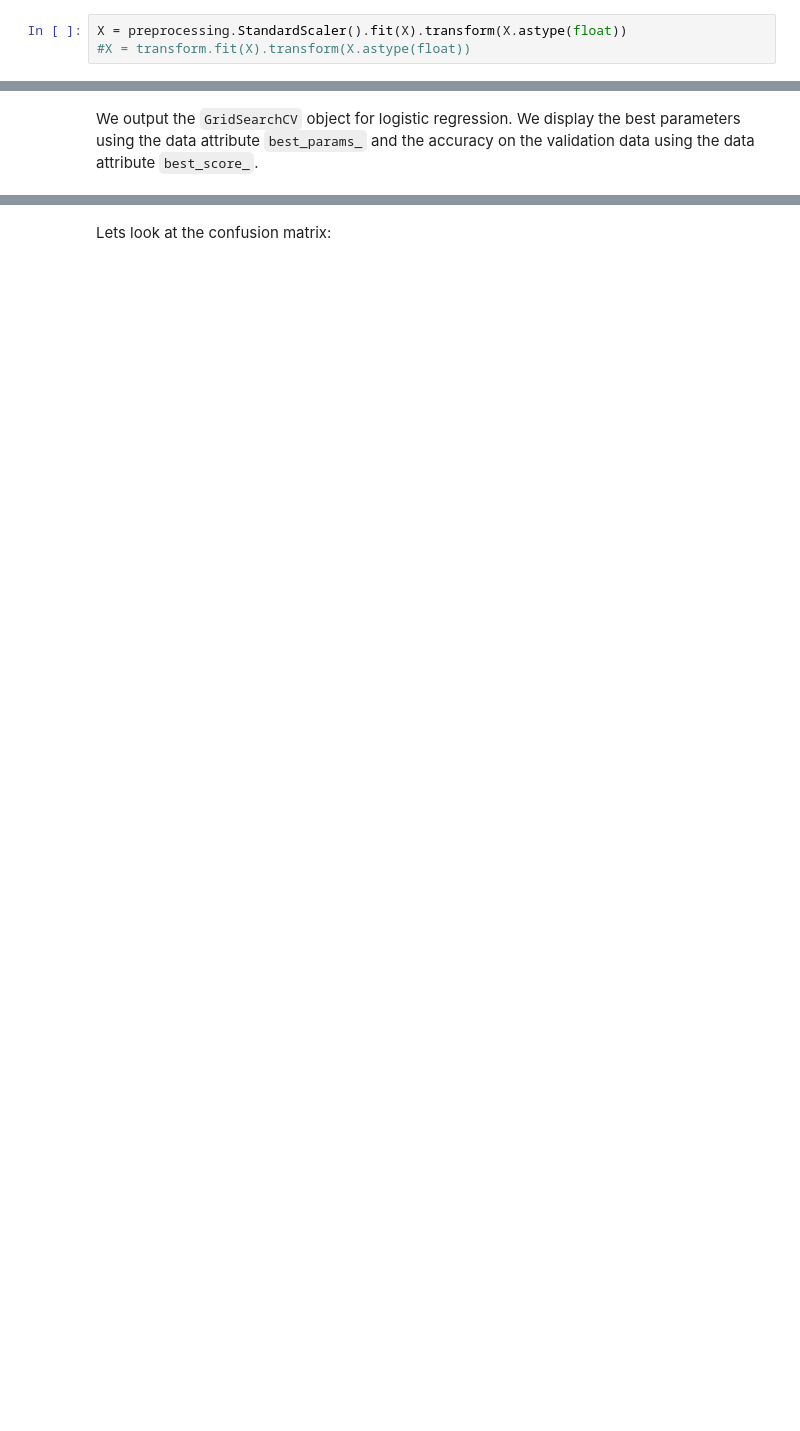
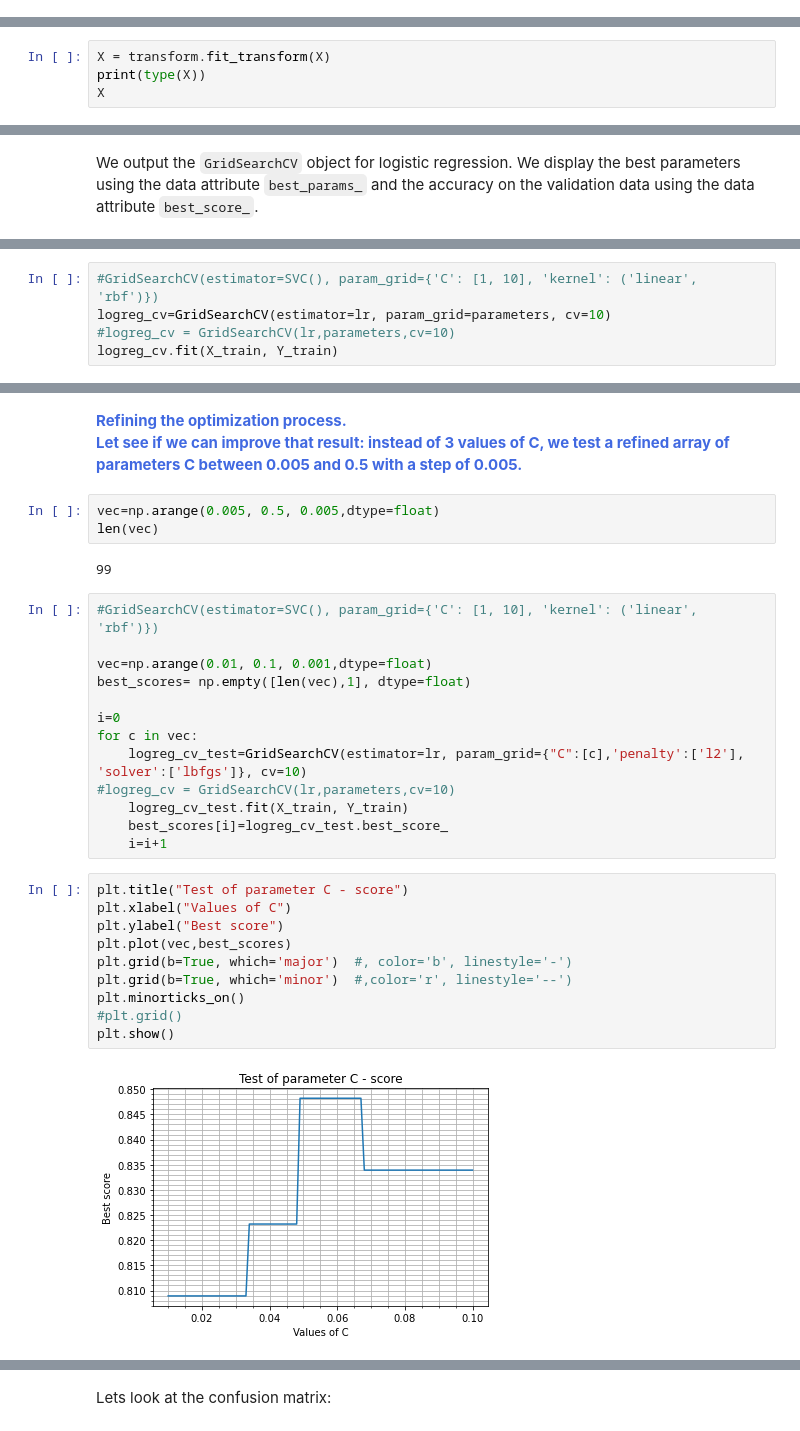
Before and after one commit to tomanmiruh/ibm_finalproject, a Jupyter notebook: Machine Learning Prediction.ipynb, the cells around one changed output, grey strips where cells are left out. Saved outputs shown, nothing was run; the diff lists cells and outputs as text; blank space fills up the shorter version.

```diff
--- a/Machine Learning Prediction.ipynb
+++ b/Machine Learning Prediction.ipynb
@@ -133,6 +205,3 @@ Standardize the data in <code>X</code> then reassign it to the variable  <code>X
 # %%
 # students get this
 transform = preprocessing.StandardScaler()
-# %%
-X = preprocessing.StandardScaler().fit(X).transform(X.astype(float))
-#X = transform.fit(X).transform(X.astype(float))
@@ -158,0 +208,4 @@ array([[-1.71291154e+00, -1.94814463e-16, -6.53912840e-01,
+# %%
+X = transform.fit_transform(X)
+print(type(X))
+X
@@ -194,0 +279,5 @@ We output the <code>GridSearchCV</code> object for logistic regression. We displ
+# %%
+#GridSearchCV(estimator=SVC(), param_grid={'C': [1, 10], 'kernel': ('linear', 'rbf')})
+logreg_cv=GridSearchCV(estimator=lr, param_grid=parameters, cv=10)
+#logreg_cv = GridSearchCV(lr,parameters,cv=10)
+logreg_cv.fit(X_train, Y_train)
@@ -200,0 +294,33 @@ accuracy : 0.8464285714285713
+# %% [markdown]
+<span style="color:#4169E1"> <b>   Refining the optimization process. </b></span>  <br>
+<span style="color:#4169E1"> <b>   Let see if we can improve that result:  instead of 3 values of C, we test a refined array of parameters C between 0.005 and 0.5 with a step of 0.005. <b>  </span>
+# %%
+vec=np.arange(0.005, 0.5, 0.005,dtype=float)
+len(vec)
+# %% [output]
+99
+# %%
+#GridSearchCV(estimator=SVC(), param_grid={'C': [1, 10], 'kernel': ('linear', 'rbf')})
+
+vec=np.arange(0.01, 0.1, 0.001,dtype=float)
+best_scores= np.empty([len(vec),1], dtype=float)
+
+i=0
+for c in vec:
+    logreg_cv_test=GridSearchCV(estimator=lr, param_grid={"C":[c],'penalty':['l2'], 'solver':['lbfgs']}, cv=10)
+#logreg_cv = GridSearchCV(lr,parameters,cv=10)
+    logreg_cv_test.fit(X_train, Y_train)
+    best_scores[i]=logreg_cv_test.best_score_
+    i=i+1
+# %%
+plt.title("Test of parameter C - score")
+plt.xlabel("Values of C")
+plt.ylabel("Best score")
+plt.plot(vec,best_scores)
+plt.grid(b=True, which='major')  #, color='b', linestyle='-')
+plt.grid(b=True, which='minor')  #,color='r', linestyle='--')
+plt.minorticks_on()
+#plt.grid()
+plt.show()
+# %% [output]
+[figure, added]
```
Also changed, not shown: parts of 103 cells of this notebook.
